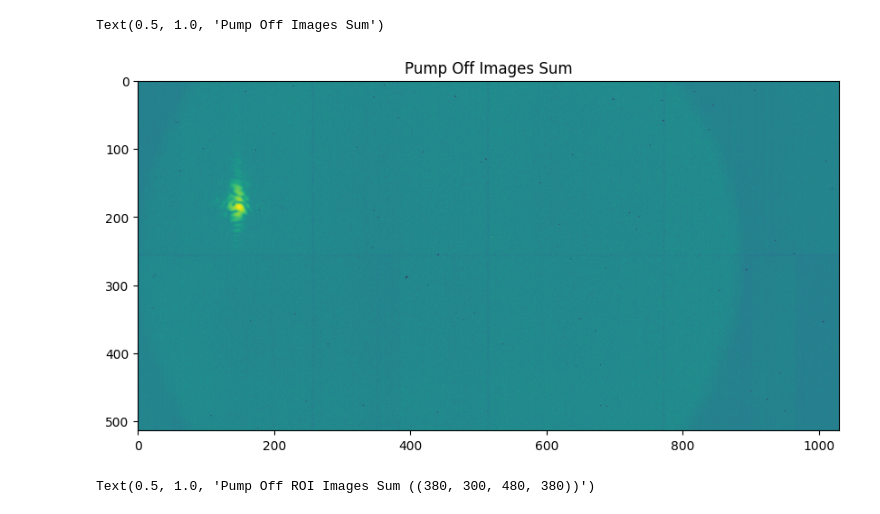
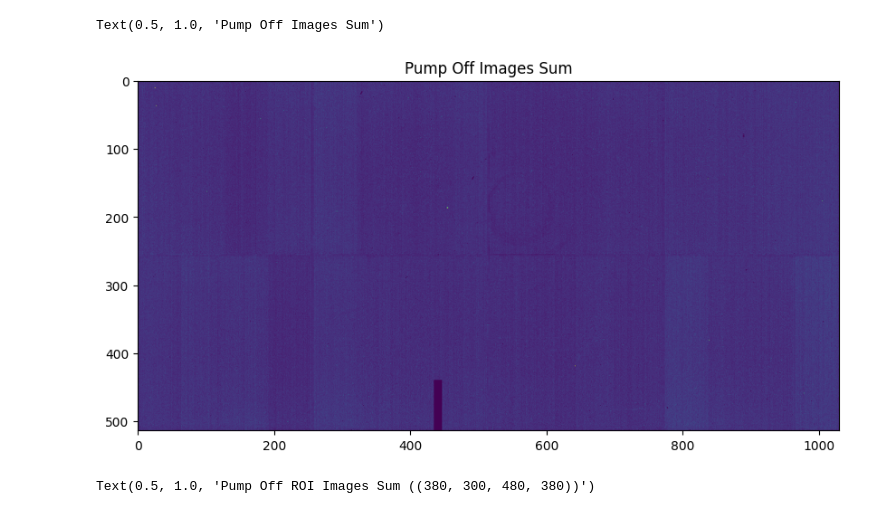
Before and after one commit to SJB7777/CordaX, a Jupyter notebook: notebooks/raw_data.ipynb, the cells around one changed output. Saved outputs shown, nothing was run; the diff lists cells and outputs as text; code cells hidden in the pictures.

```diff
--- a/notebooks/raw_data.ipynb
+++ b/notebooks/raw_data.ipynb
@@ -33,10 +35,10 @@ poff_qbpm.shape=(450,)
 # %%
 fig, ax = plt.subplots(1, 1, figsize=(10, 8))
-ax.imshow(np.log1p(poff_images.sum(0)))
+ax.imshow(np.log1p(image))
 ax.set_title("Pump Off Images Sum")
 # %% [output]
 Text(0.5, 1.0, 'Pump Off Images Sum')
-[figure, old version]
+[figure, new version]
 # %%
 from roi_rectangle import RoiRectangle
 
```
Also changed, not shown: parts of 2 cells of this notebook, 18 other files.
